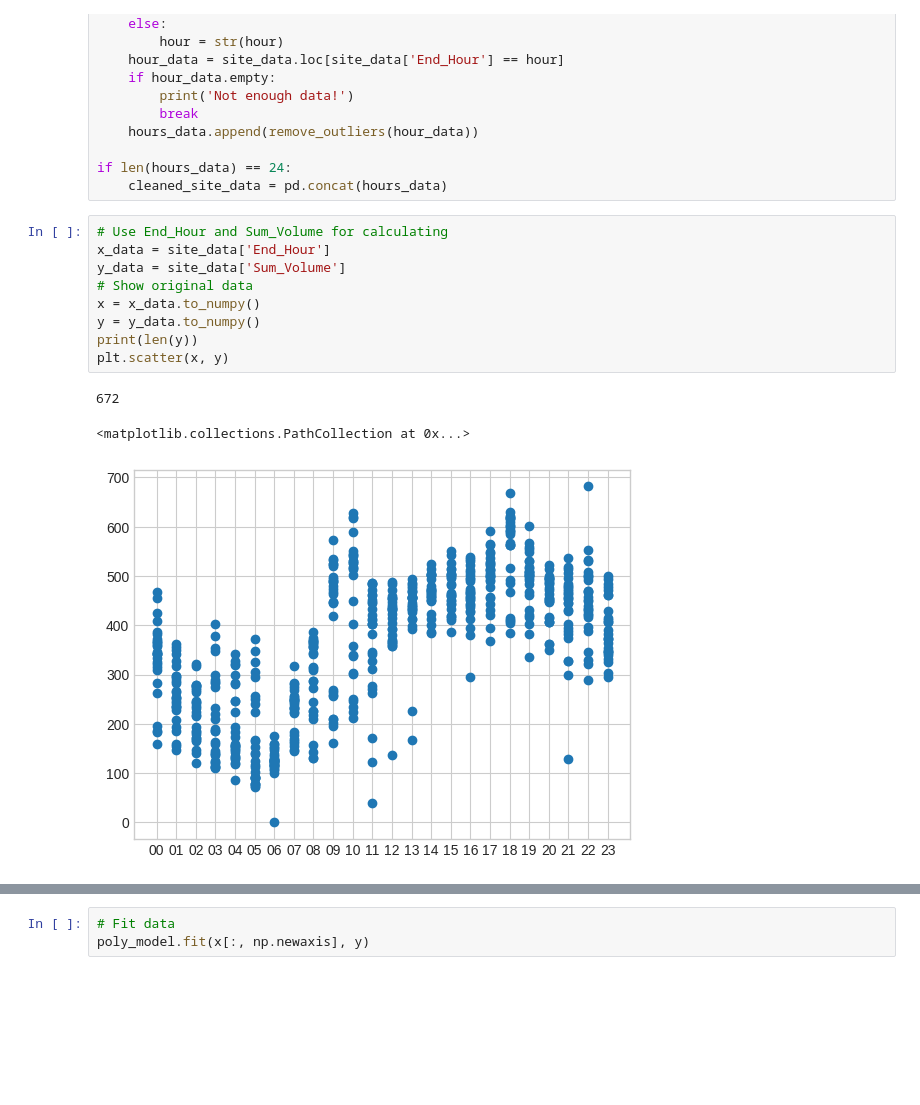
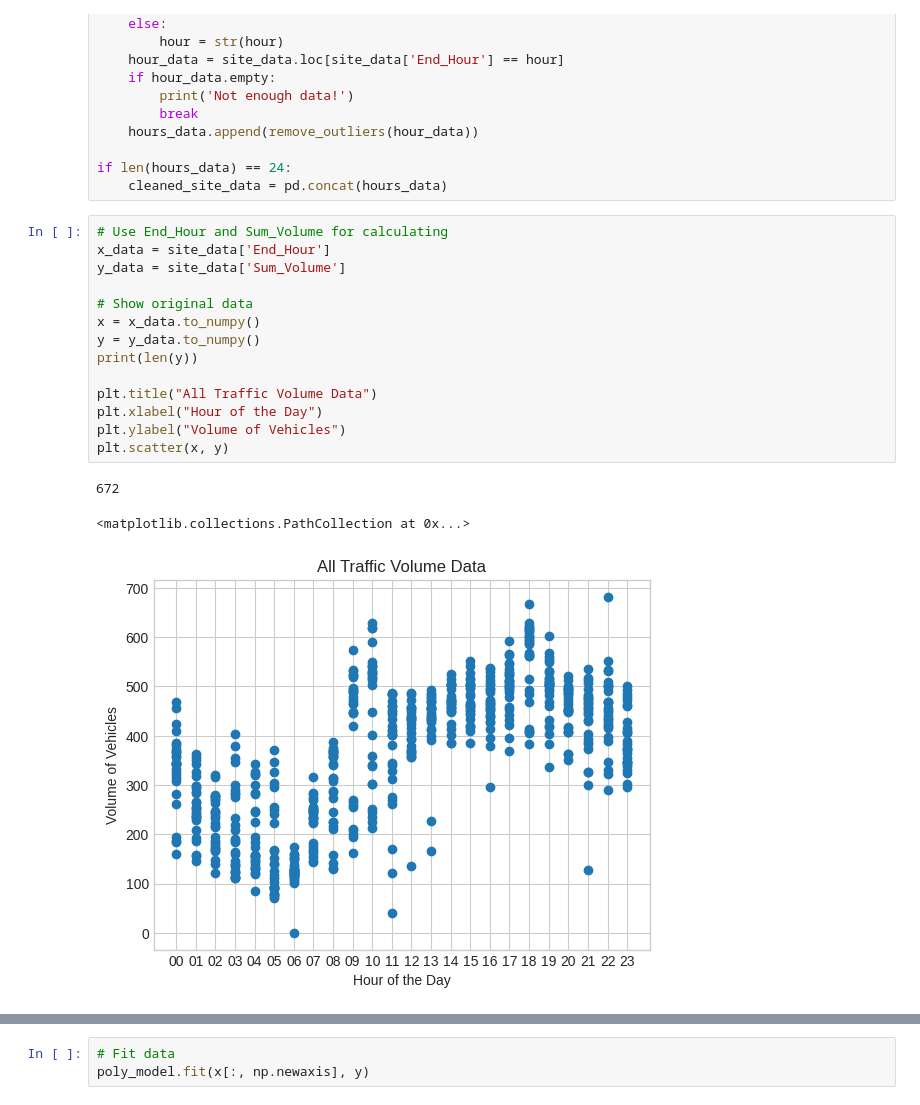
Before and after one commit to NotYetTerminal/Traffic-Analysis-Linear-Regression, a Jupyter notebook: Notebooks/LinearRegressionTrafficVolume.ipynb, the cells around one changed output, grey strips where cells are left out. Cells and saved outputs as stored; diff of their text form; blank space fills up the shorter version.

```diff
--- a/Notebooks/LinearRegressionTrafficVolume.ipynb
+++ b/Notebooks/LinearRegressionTrafficVolume.ipynb
@@ -178,16 +182,21 @@ if len(hours_data) == 24:
 # %%
 # Use End_Hour and Sum_Volume for calculating
 x_data = site_data['End_Hour']
 y_data = site_data['Sum_Volume']
+
 # Show original data
 x = x_data.to_numpy()
 y = y_data.to_numpy()
 print(len(y))
+
+plt.title("All Traffic Volume Data")
+plt.xlabel("Hour of the Day")
+plt.ylabel("Volume of Vehicles")
 plt.scatter(x, y)
 # %% [output]
 672
 <matplotlib.collections.PathCollection at 0x...>
-[figure, old version]
+[figure, new version]
 # %%
 # Use End_Hour and Sum_Volume for calculating
 x_data = cleaned_site_data['End_Hour']
```
Also changed, not shown: parts of 4 cells of this notebook, 1 other file.
